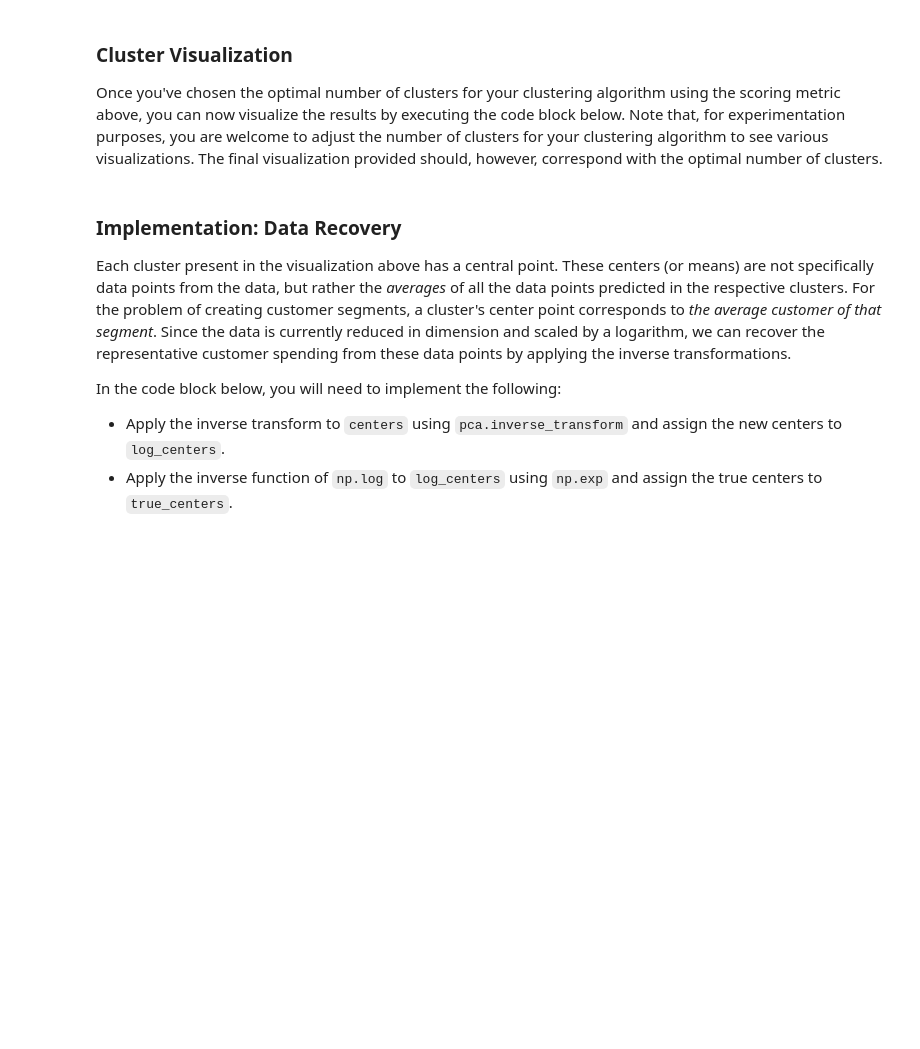
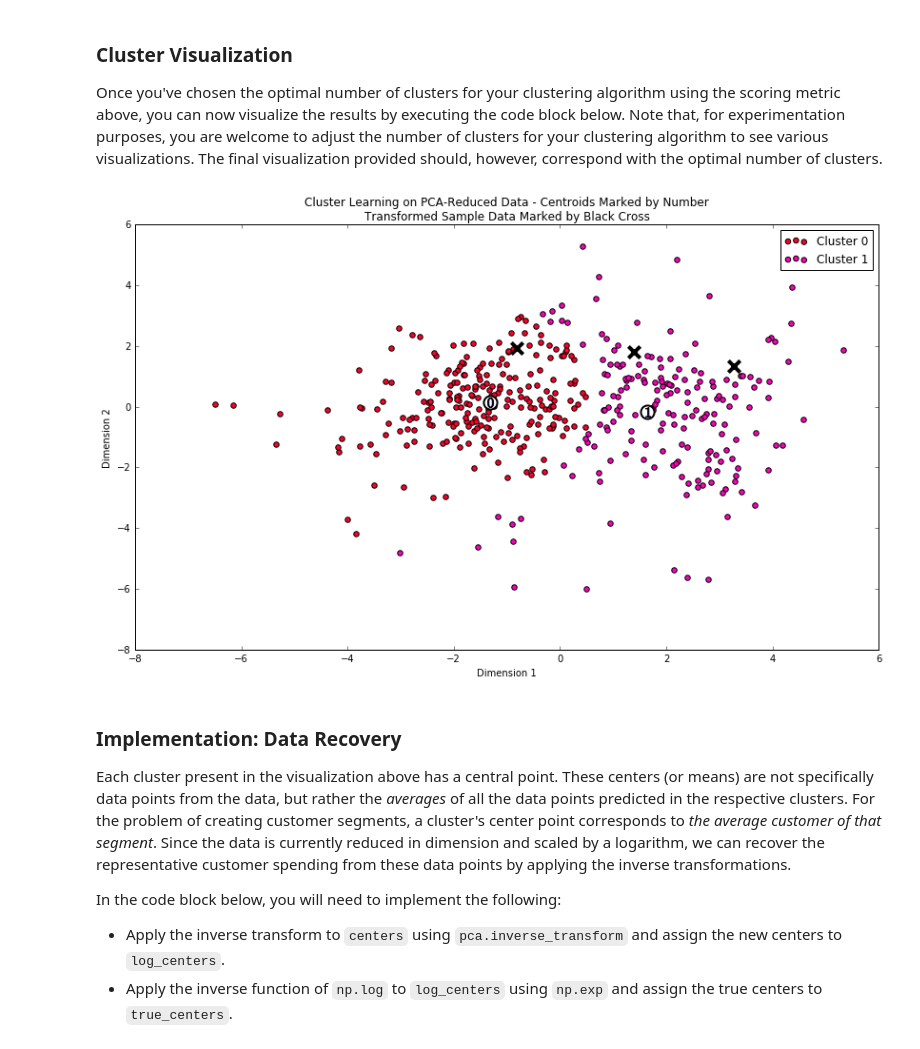
Before and after one commit to davidrobles/udacity-ml, a Jupyter notebook: creating_customer_segments/customer_segments.ipynb, the cells around one changed output. Saved outputs shown, nothing was run; the diff lists cells and outputs as text; code cells hidden in the pictures; blank space fills up the shorter version.

```diff
--- a/creating_customer_segments/customer_segments.ipynb
+++ b/creating_customer_segments/customer_segments.ipynb
@@ -533,8 +533,17 @@ The best performance used 2 clusters. I
 ### Cluster Visualization
 Once you've chosen the optimal number of clusters for your clustering algorithm using the scoring metric above, you can now visualize the results by executing the code block below. Note that, for experimentation purposes, you are welcome to adjust the number of clusters for your clustering algorithm to see various visualizations. The final visualization provided should, however, correspond with the optimal number of clusters.
 # %%
+# Change
+clusterer = GMM(n_components=2)
+clusterer.fit(reduced_data)
+preds = clusterer.predict(reduced_data)
+centers = clusterer.means_
+sample_preds = clusterer.predict(pca_samples)
+
 # Display the results of the clustering from implementation
 rs.cluster_results(reduced_data, preds, centers, pca_samples)
+# %% [output]
+[figure, added]
 # %% [markdown]
 ### Implementation: Data Recovery
 Each cluster present in the visualization above has a central point. These centers (or means) are not specifically data points from the data, but rather the *averages* of all the data points predicted in the respective clusters. For the problem of creating customer segments, a cluster's center point corresponds to *the average customer of that segment*. Since the data is currently reduced in dimension and scaled by a logarithm, we can recover the representative customer spending from these data points by applying the inverse transformations.
```
Also changed, not shown: parts of 4 cells of this notebook.
